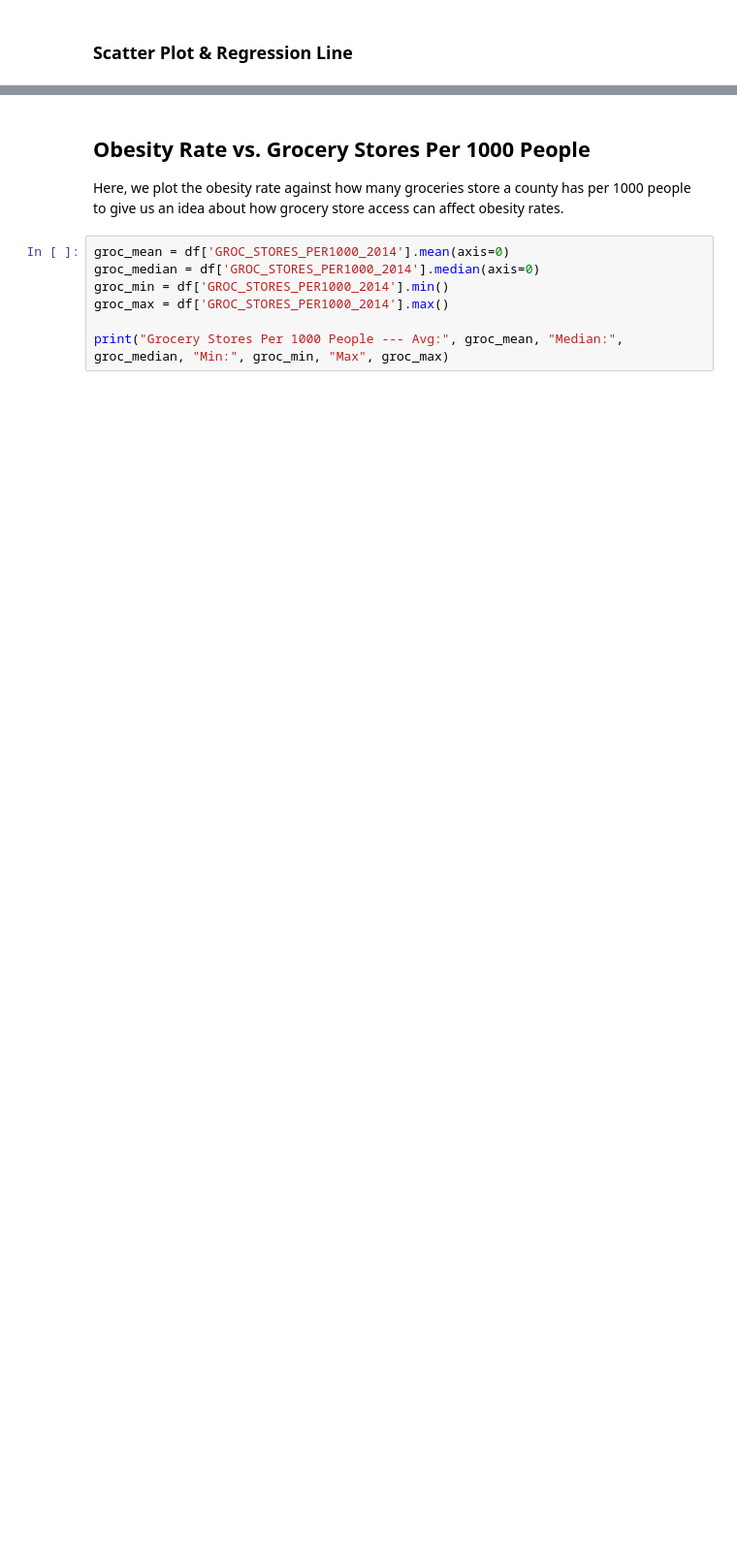
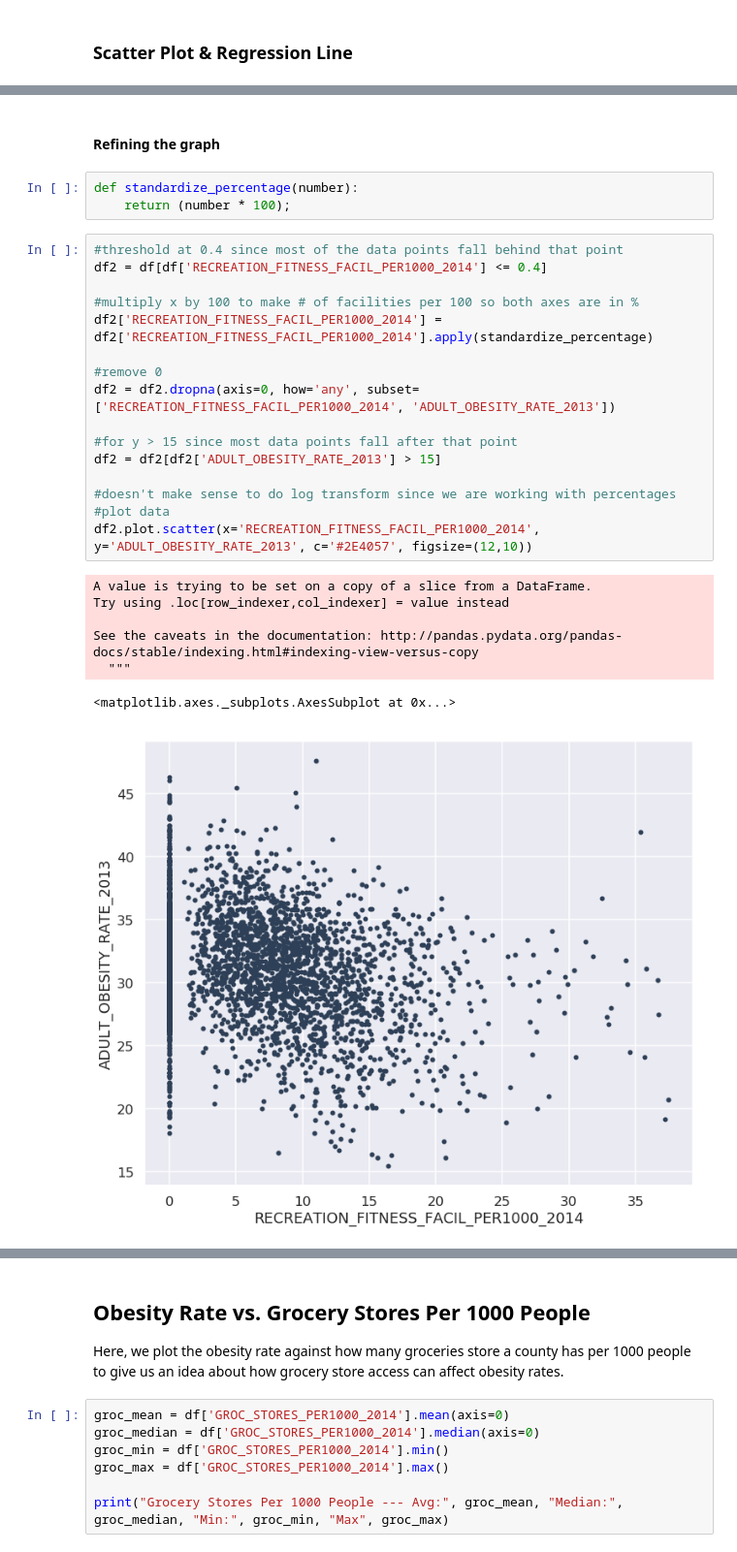
Before and after one commit to cwguan/COGS108-FinalProject, a Jupyter notebook: FinalProject.ipynb, the cells around one changed output, grey strips where cells are left out. Shown at 97% size. Saved outputs shown, nothing was run; the diff lists cells and outputs as text; blank space fills up the shorter version.

Commit message:
Update FinalProject.ipynb
Refined the scatterplots and added regression lines for them.

```diff
--- a/FinalProject.ipynb
+++ b/FinalProject.ipynb
@@ -369,0 +370,29 @@ plt.show()
+# %% [markdown]
+#### Refining the graph
+# %%
+def standardize_percentage(number):
+    return (number * 100);
+# %%
+#threshold at 0.4 since most of the data points fall behind that point
+df2 = df[df['RECREATION_FITNESS_FACIL_PER1000_2014'] <= 0.4]
+
+#multiply x by 100 to make # of facilities per 100 so both axes are in %
+df2['RECREATION_FITNESS_FACIL_PER1000_2014'] = df2['RECREATION_FITNESS_FACIL_PER1000_2014'].apply(standardize_percentage)
+
+#remove 0
+df2 = df2.dropna(axis=0, how='any', subset=['RECREATION_FITNESS_FACIL_PER1000_2014', 'ADULT_OBESITY_RATE_2013'])
+
+#for y > 15 since most data points fall after that point
+df2 = df2[df2['ADULT_OBESITY_RATE_2013'] > 15]
+
+#doesn't make sense to do log transform since we are working with percentages
+#plot data
+df2.plot.scatter(x='RECREATION_FITNESS_FACIL_PER1000_2014', y='ADULT_OBESITY_RATE_2013', c='#2E4057', figsize=(12,10))
+# %% [output]
+A value is trying to be set on a copy of a slice from a DataFrame.
+Try using .loc[row_indexer,col_indexer] = value instead
+
+See the caveats in the documentation: http://pandas.pydata.org/pandas-docs/stable/indexing.html#indexing-view-versus-copy
+  """
+<matplotlib.axes._subplots.AxesSubplot at 0x...>
+[figure, added]
```
Also changed, not shown: parts of 25 cells of this notebook.
